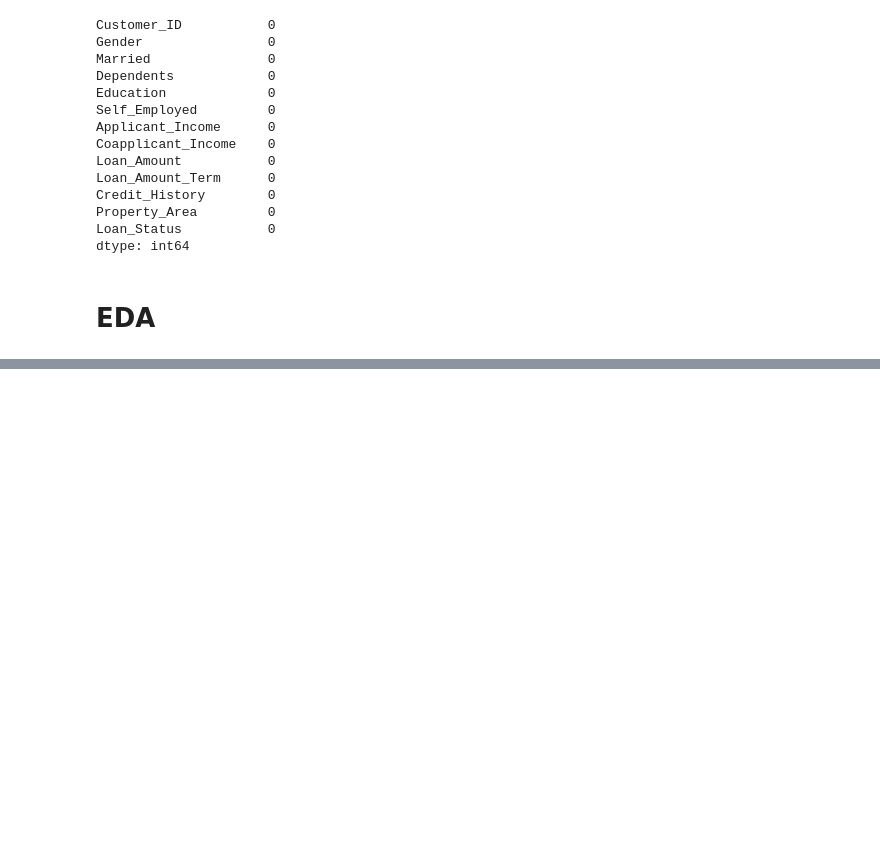
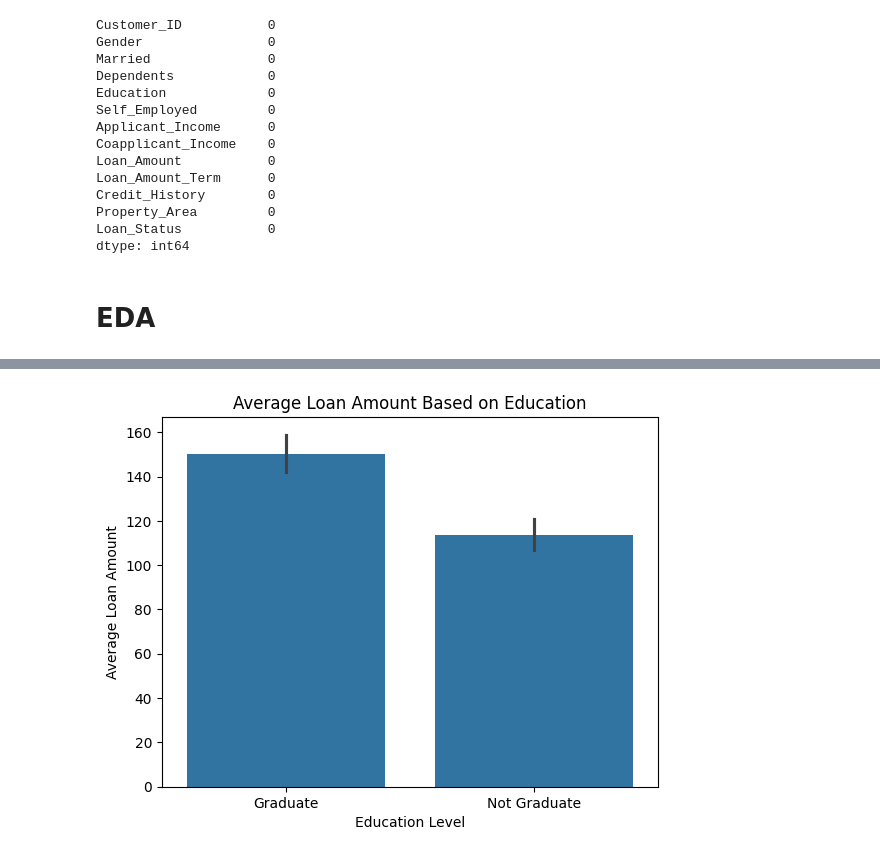
Before and after one commit to lukhi-laksh/Kaggle-Notebooks, a Jupyter notebook: Loan Eligibility Prediction/Loan Eligibility Prediction.ipynb, the cells around one changed output, grey strips where cells are left out. Cells and saved outputs as stored; diff of their text form; code cells hidden in the pictures; blank space fills up the shorter version.

```diff
--- a/Loan Eligibility Prediction/Loan Eligibility Prediction.ipynb
+++ b/Loan Eligibility Prediction/Loan Eligibility Prediction.ipynb
@@ -130,0 +147,8 @@ plot_no = 1
+# %%
+sns.barplot(data=df, x="Education", y="Loan_Amount")
+plt.xlabel("Education Level")
+plt.ylabel("Average Loan Amount")
+plt.title("Average Loan Amount Based on Education")
+plt.show()
+# %% [output]
+[figure, added]
```
Also changed, not shown: parts of 14 cells of this notebook.
